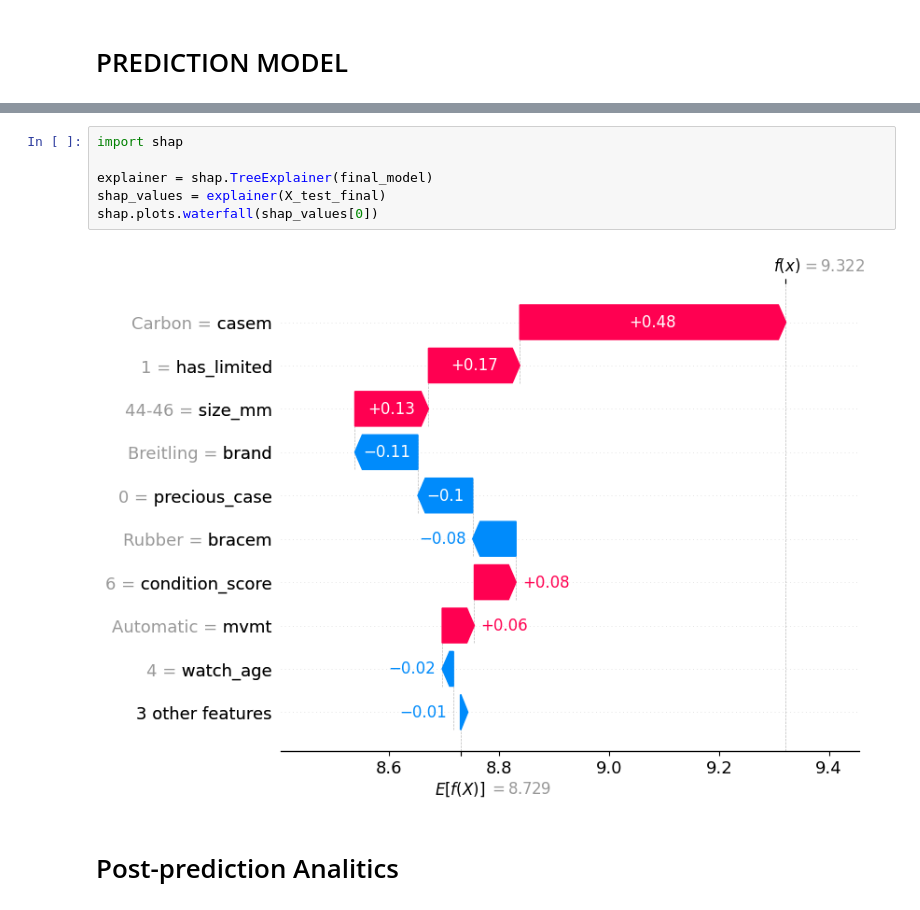
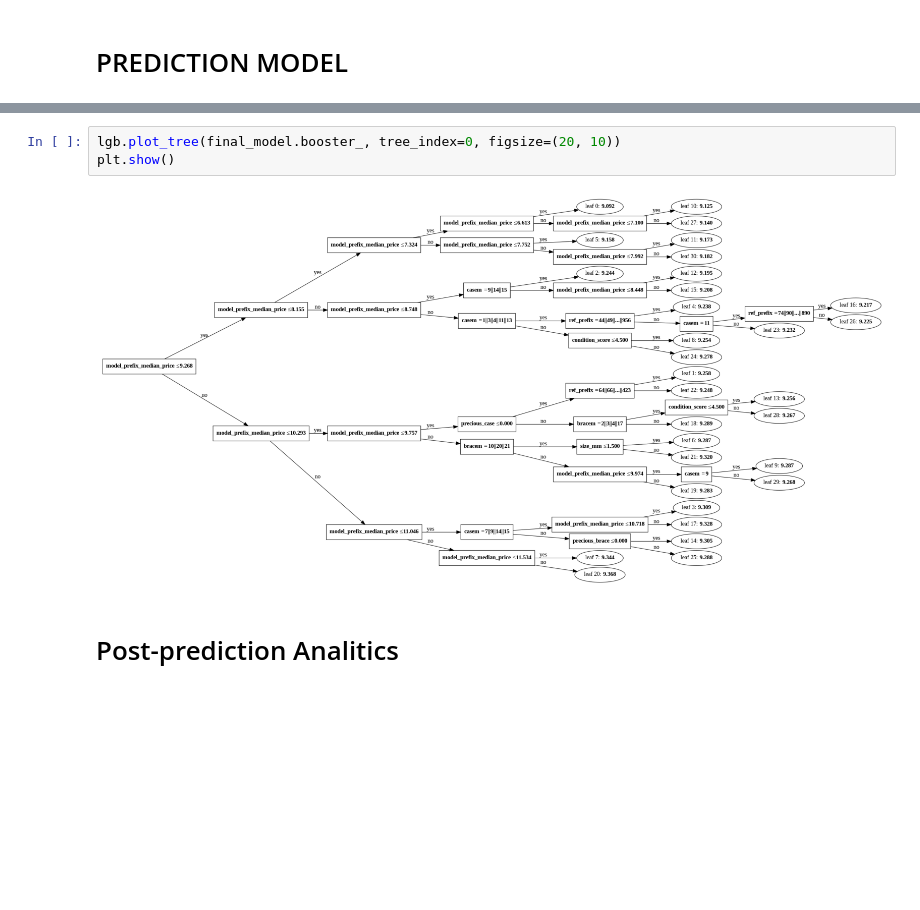
Before and after one commit to Glazochek/chrono24_price_prediction, a Jupyter notebook: notebooks/EDA.ipynb, the cells around one changed output, grey strips where cells are left out. Drawn from its saved outputs; the diff is of its cells as text; blank space fills up the shorter version.

```diff
--- a/notebooks/EDA.ipynb
+++ b/notebooks/EDA.ipynb
@@ -979,10 +917,7 @@ MAE ($): $2,608
-# %%
-import shap
-
-explainer = shap.TreeExplainer(final_model)
-shap_values = explainer(X_test_final)
-shap.plots.waterfall(shap_values[0])
-# %% [output]
-[figure, removed]
+# %%
+lgb.plot_tree(final_model.booster_, tree_index=0, figsize=(20, 10))
+plt.show()
+# %% [output]
+[figure, added]
 # %% [markdown]
 # Post-prediction Analitics
```
Also changed, not shown: parts of 42 cells of this notebook.
